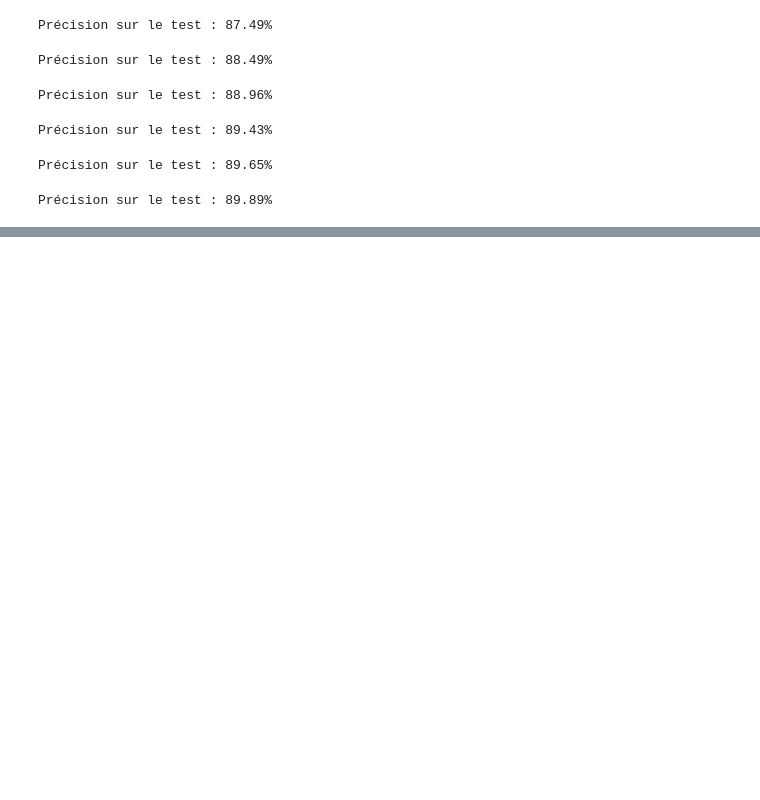
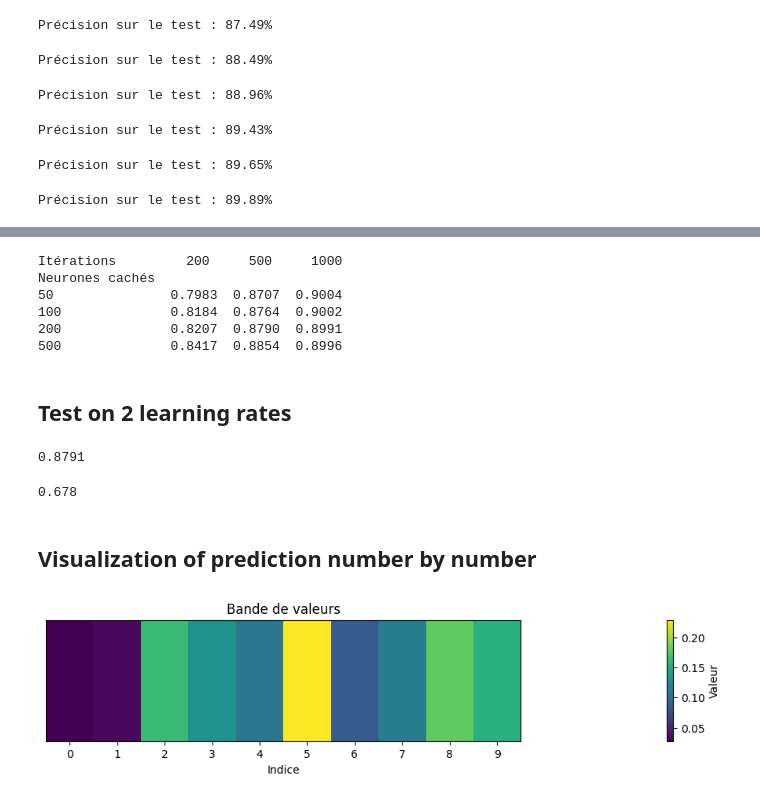
Before and after one commit to skwannito/ANN-DL-Number-Recognition, a Jupyter notebook: ANN.ipynb, the cells around one changed output, grey strips where cells are left out. Saved outputs shown, nothing was run; the diff lists cells and outputs as text; code cells hidden in the pictures; blank space fills up the shorter version.

```diff
--- a/ANN.ipynb
+++ b/ANN.ipynb
@@ -202,11 +228,7 @@ newModel = Model(x_train, y_train_onehot, hidden=100)
 # %%
-d= 100
+# Test on different iterations
+for i in range(100,1001,100):
 
-# Test on different iterations
-for i in range(10):
-	model = (Model(x_train,y_train_onehot,hidden=100))
-	model.fit(d+i*100)
-	acc = model.score(x_test, y_test)
 
 	print(f"Test accuracy : {acc * 100:.2f}%")
 
@@ -238,0 +305,61 @@ Précision sur le test : 89.89%
+# %%
+# Creation of table
+df = pd.DataFrame(accuracy_tab, index=hidden_tab, columns=iter_tab)
+
+df.index.name = 'Neurones cachés'
+df.columns.name = 'Itérations'
+
+print(df)
+# %% [output]
+Itérations         200     500     1000
+Neurones cachés
+50               0.7983  0.8707  0.9004
+100              0.8184  0.8764  0.9002
+200              0.8207  0.8790  0.8991
+500              0.8417  0.8854  0.8996
+# %% [markdown]
+## Test on 2 learning rates
+# %%
+model = Model(x_train, y_train_onehot, hidden=150)
+model.fit(n_iter=500,learning_rate=0.1)
+print(model.score(x_test,y_test))
+
+model = Model(x_train, y_train_onehot, hidden=150)
+model.fit(n_iter=500,learning_rate=0.01)
+print(model.score(x_test,y_test))
+# %% [output]
+0.8791
+0.678
+# %% [markdown]
+## Visualization of prediction number by number
+# %%
+
+model = Model(x_train, y_train_onehot, hidden=150)
+model.fit(n_iter=500,learning_rate=0.1)
+nb_gd_predict =  [0,0,0,0,0,0,0,0,0,0]
+nb_bad_predict = [0,0,0,0,0,0,0,0,0,0]
+for x,y in zip(x_test,y_test):
+	if model.predict(x)==y :
+		nb_gd_predict[y]+=1
+	else :
+		nb_bad_predict[y]+=1
+# %%
+pc_nb_by_nb = []
+for i in range(10):
+	pc_nb_by_nb.append(nb_bad_predict[i]/ (nb_bad_predict[i] + nb_gd_predict[i]))
+pc_nb_by_nb = np.array(pc_nb_by_nb).reshape(1, 10)
+# %%
+plt.figure(figsize=(12, 2))
+plt.imshow(pc_nb_by_nb, aspect='auto')
+
+plt.yticks([])
+plt.xticks(range(10))
+
+plt.colorbar(label='Valeur', orientation='vertical', pad=0.2)
+plt.title('Bande de valeurs')
+plt.xlabel('Indice')
+
+plt.show()
+print("Top Worst Prediction : \n ")
+# %% [output]
+[figure, added]
```
Also changed, not shown: parts of 17 cells of this notebook.
